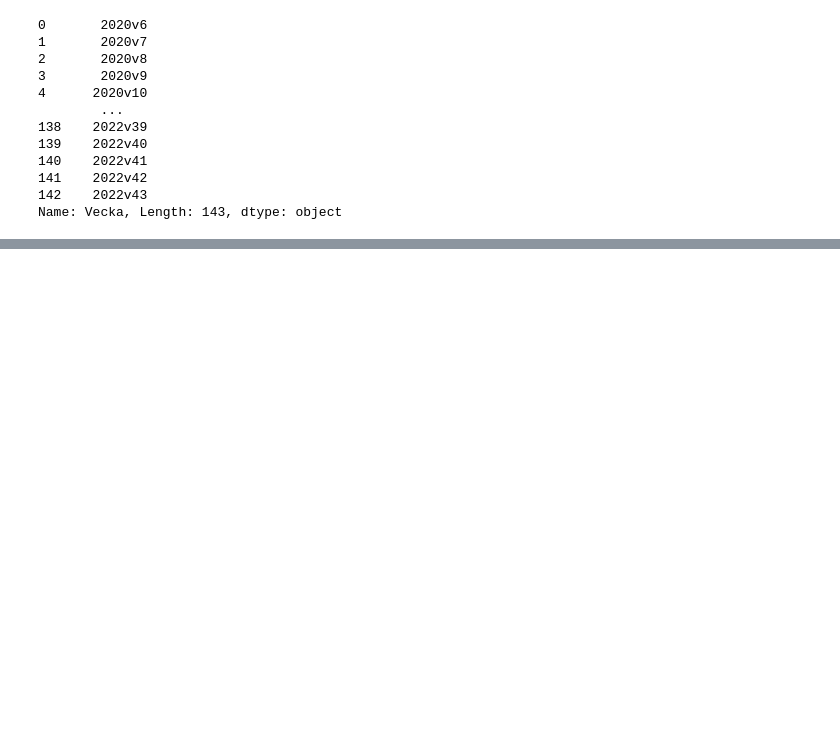
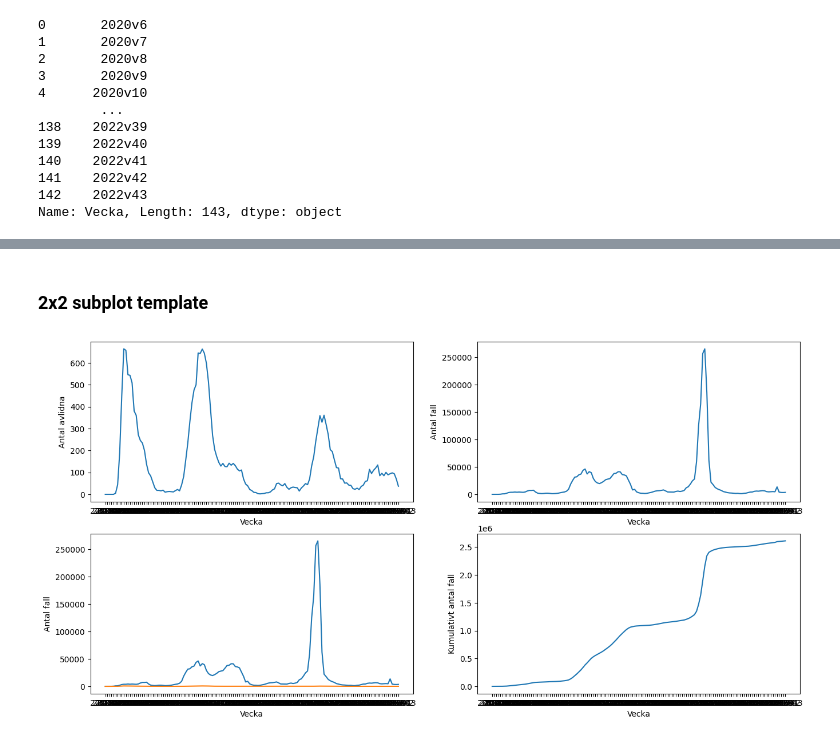
Before and after one commit to JonasBE13/Databehandling-Jonas-Bengtstrom, a Jupyter notebook: LABB 1/Labb.ipynb, the cells around one changed output, grey strips where cells are left out. Saved outputs shown, nothing was run; the diff lists cells and outputs as text; code cells hidden in the pictures; blank space fills up the shorter version.

```diff
--- a/LABB 1/Labb.ipynb
+++ b/LABB 1/Labb.ipynb
@@ -113,0 +135,9 @@ Name: Vecka, Length: 143, dtype: object
+# %%
+df_covid19.rename(
+    columns={
+        "Antal_fall_vecka": "Antal fall",
+        "Antal_avlidna_vecka": "Antal avlidna",
+        "Kum_antal_fall": "Kumulativt antal fall",
+    }, inplace=True
+)
+df_covid19.head()
@@ -113,0 +151,20 @@ Name: Vecka, Length: 143, dtype: object
+# %% [markdown]
+### 2x2 subplot template
+# %%
+fig, axes = plt.subplots(2, 2, figsize=(16, 8))  # create a 2x2 subplot with graphs
+
+titles = {
+     "Antal avlidna / vecka": "Antal avlidna",
+     "Antal fall / vecka": "Antal fall",
+     "Avlidna & Fall / vecka": ["Antal fall", "Antal avlidna"],
+     "Kumulativt antal fall": "Kumulativt antal fall"
+}
+
+for ax, (title, series) in zip(axes.flatten(), titles.items()):
+     if isinstance(series, list):
+          for i, serie in enumerate(series):
+               sns.lineplot(df_covid19, x = "Vecka", y = serie, ax = ax)
+     else:
+          sns.lineplot(df_covid19, x="Vecka", y=series, ax=ax)
+# %% [output]
+[figure, added]
```
Also changed, not shown: parts of 6 cells of this notebook.
